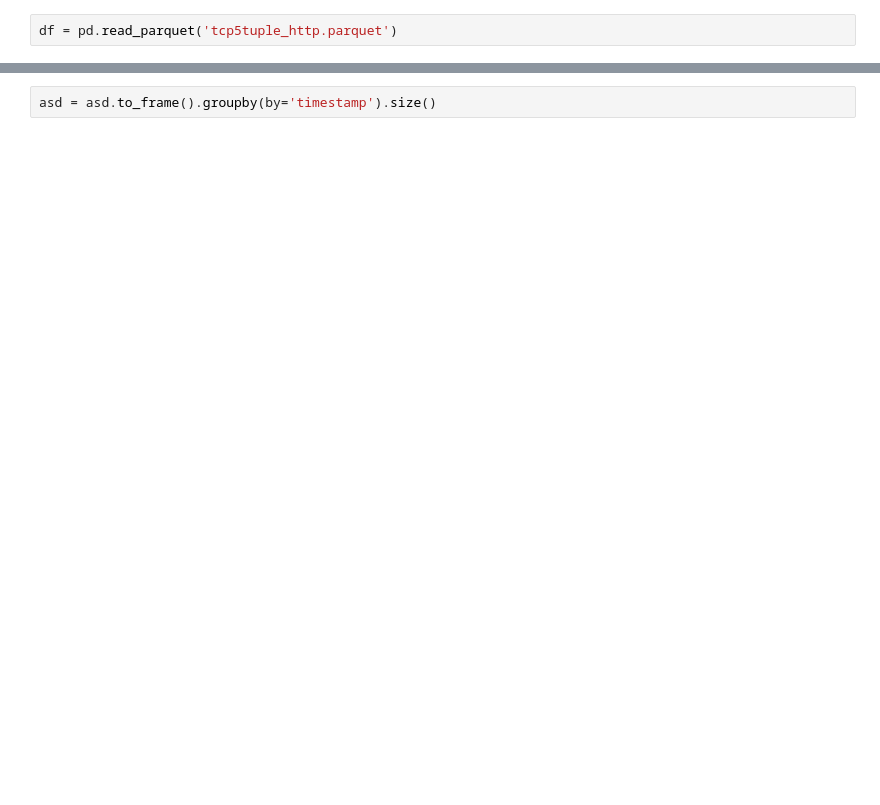
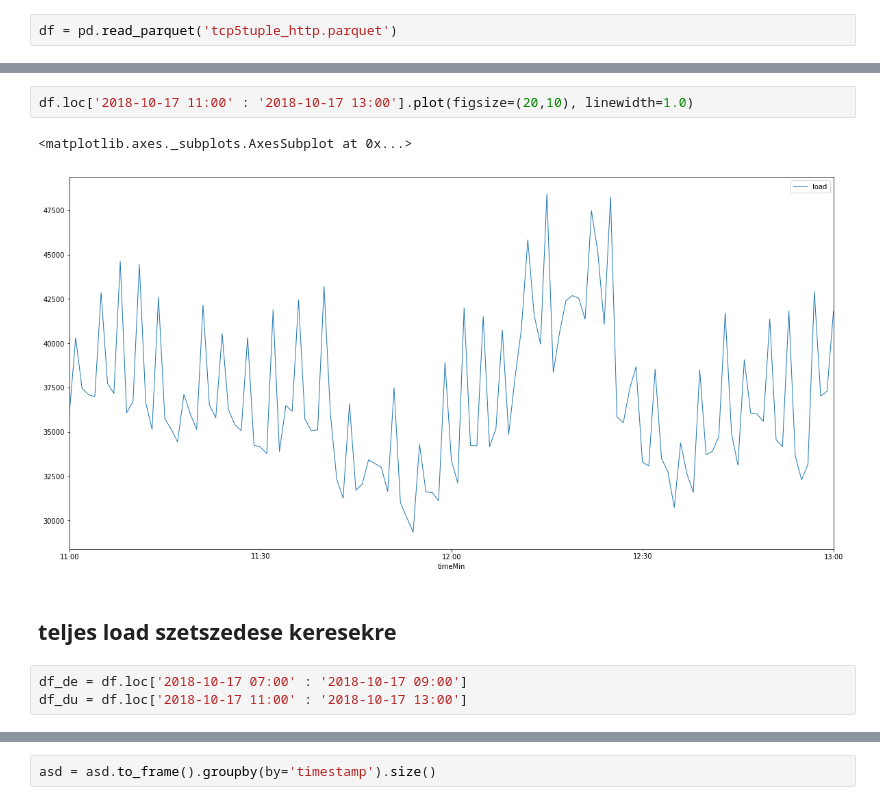
Before and after one commit to nadamdb/k8s-hpa-modeling, a Jupyter notebook: generator/real_data/dobreff/create_loads.ipynb, the cells around one changed output, grey strips where cells are left out. Saved outputs shown, nothing was run; the diff lists cells and outputs as text; blank space fills up the shorter version.

Commit message:
new load files

```diff
--- a/generator/real_data/dobreff/create_loads.ipynb
+++ b/generator/real_data/dobreff/create_loads.ipynb
@@ -57,0 +56,10 @@ df2 = pd.read_parquet('Facebook_dest.parquet')
+# %%
+df.loc['2018-10-17 11:00' : '2018-10-17 13:00'].plot(figsize=(20,10), linewidth=1.0)
+# %% [output]
+<matplotlib.axes._subplots.AxesSubplot at 0x...>
+[figure, added]
+# %% [markdown]
+## teljes load szetszedese keresekre
+# %%
+df_de = df.loc['2018-10-17 07:00' : '2018-10-17 09:00']
+df_du = df.loc['2018-10-17 11:00' : '2018-10-17 13:00']
```
Also changed, not shown: parts of 41 cells of this notebook, 9 other files.
